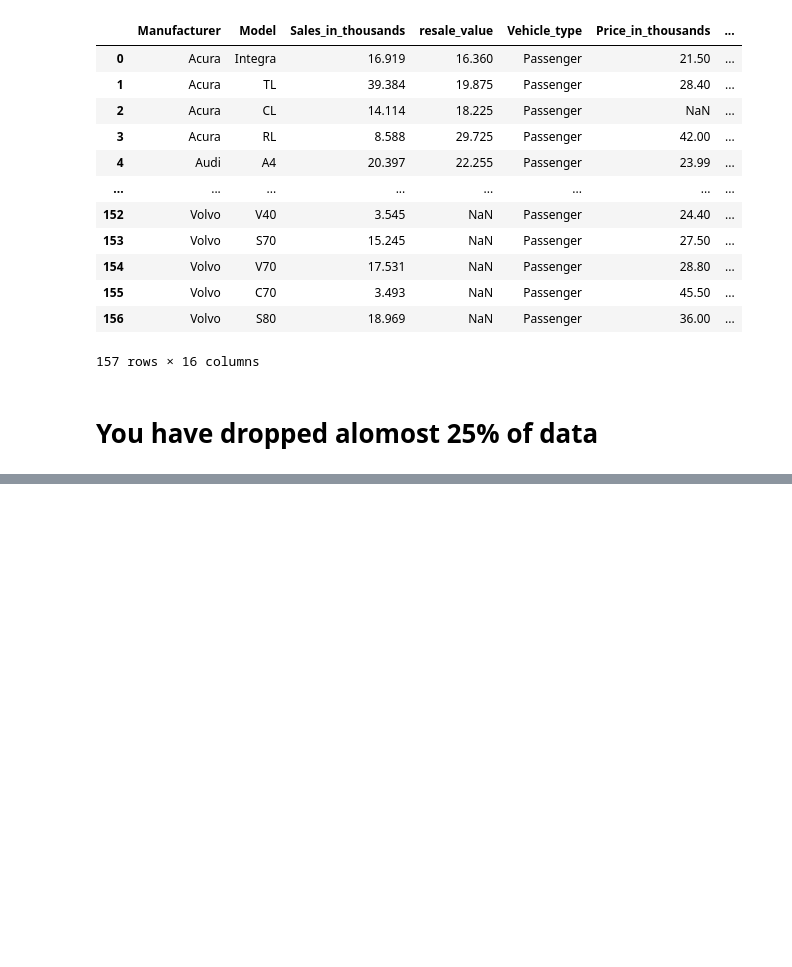
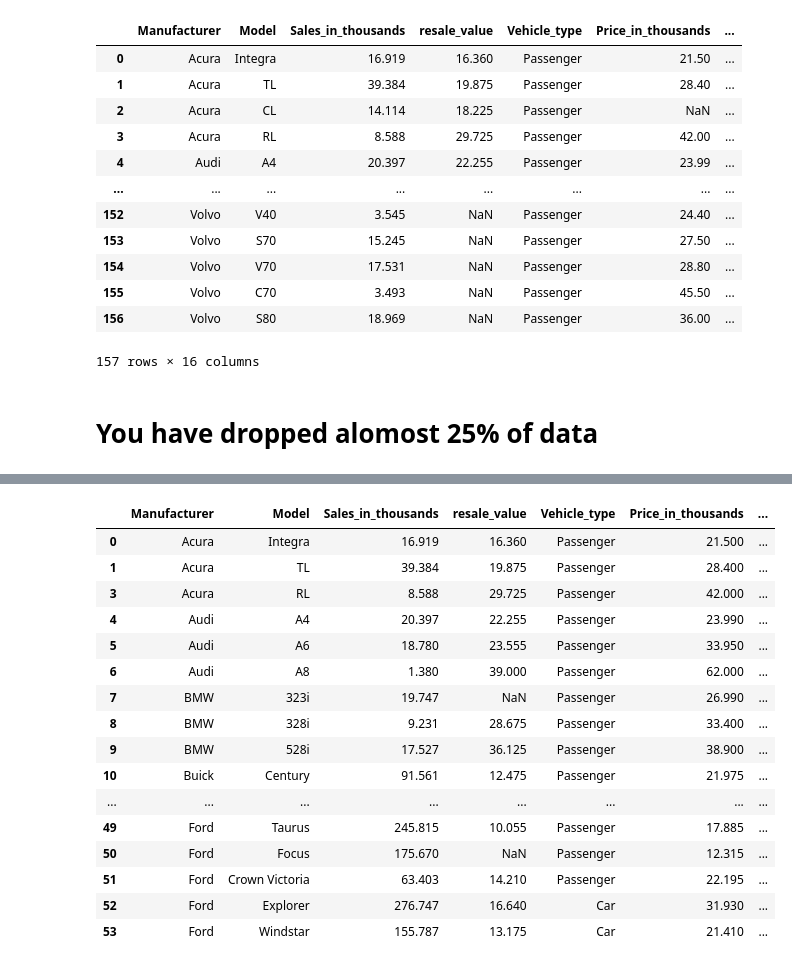
Before and after one commit to Bansal2905/Python-practice-questions, a Jupyter notebook: libraries.ipynb, the cells around one changed output, grey strips where cells are left out. Saved outputs shown, nothing was run; the diff lists cells and outputs as text; code cells hidden in the pictures; blank space fills up the shorter version.

```diff
--- a/libraries.ipynb
+++ b/libraries.ipynb
@@ -126,0 +241,22 @@ df
+# %%
+df["Difference"] = df["Price_in_thousands"] - df["resale_value"]
+# %%
+df.head(50)
+# %% [output]
+|  | Manufacturer | Model | Sales_in_thousands | resale_value | Vehicle_type | Price_in_thousands | ... |
+| 0 | Acura | Integra | 16.919 | 16.360 | Passenger | 21.500 | ... |
+| 1 | Acura | TL | 39.384 | 19.875 | Passenger | 28.400 | ... |
+| 3 | Acura | RL | 8.588 | 29.725 | Passenger | 42.000 | ... |
+| 4 | Audi | A4 | 20.397 | 22.255 | Passenger | 23.990 | ... |
+| 5 | Audi | A6 | 18.780 | 23.555 | Passenger | 33.950 | ... |
+| 6 | Audi | A8 | 1.380 | 39.000 | Passenger | 62.000 | ... |
+| 7 | BMW | 323i | 19.747 | NaN | Passenger | 26.990 | ... |
+| 8 | BMW | 328i | 9.231 | 28.675 | Passenger | 33.400 | ... |
+| 9 | BMW | 528i | 17.527 | 36.125 | Passenger | 38.900 | ... |
+| 10 | Buick | Century | 91.561 | 12.475 | Passenger | 21.975 | ... |
+| ... | ... | ... | ... | ... | ... | ... | ... |
+| 49 | Ford | Taurus | 245.815 | 10.055 | Passenger | 17.885 | ... |
+| 50 | Ford | Focus | 175.670 | NaN | Passenger | 12.315 | ... |
+| 51 | Ford | Crown Victoria | 63.403 | 14.210 | Passenger | 22.195 | ... |
+| 52 | Ford | Explorer | 276.747 | 16.640 | Car | 31.930 | ... |
+| 53 | Ford | Windstar | 155.787 | 13.175 | Car | 21.410 | ... |
```
Also changed, not shown: parts of 26 cells of this notebook.
